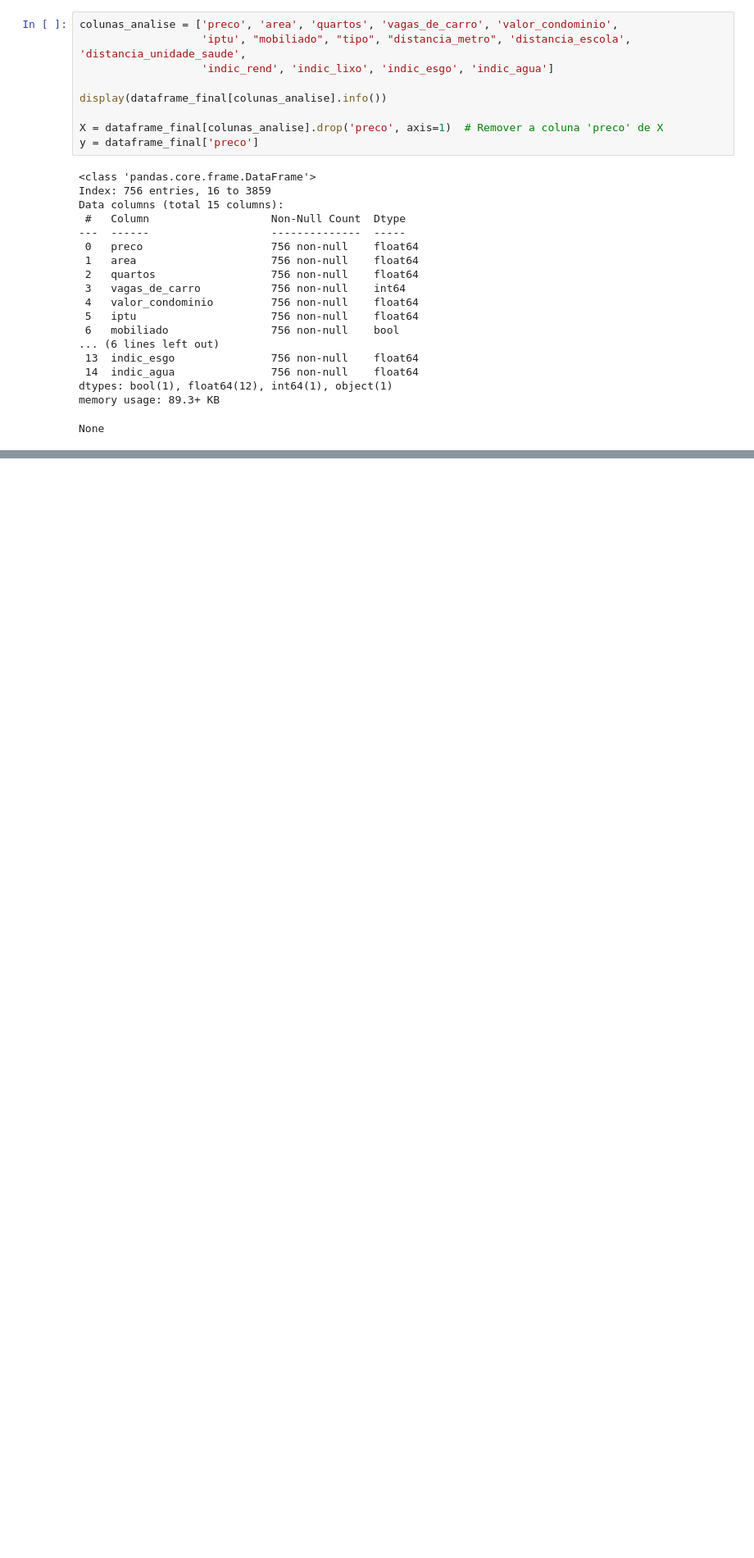
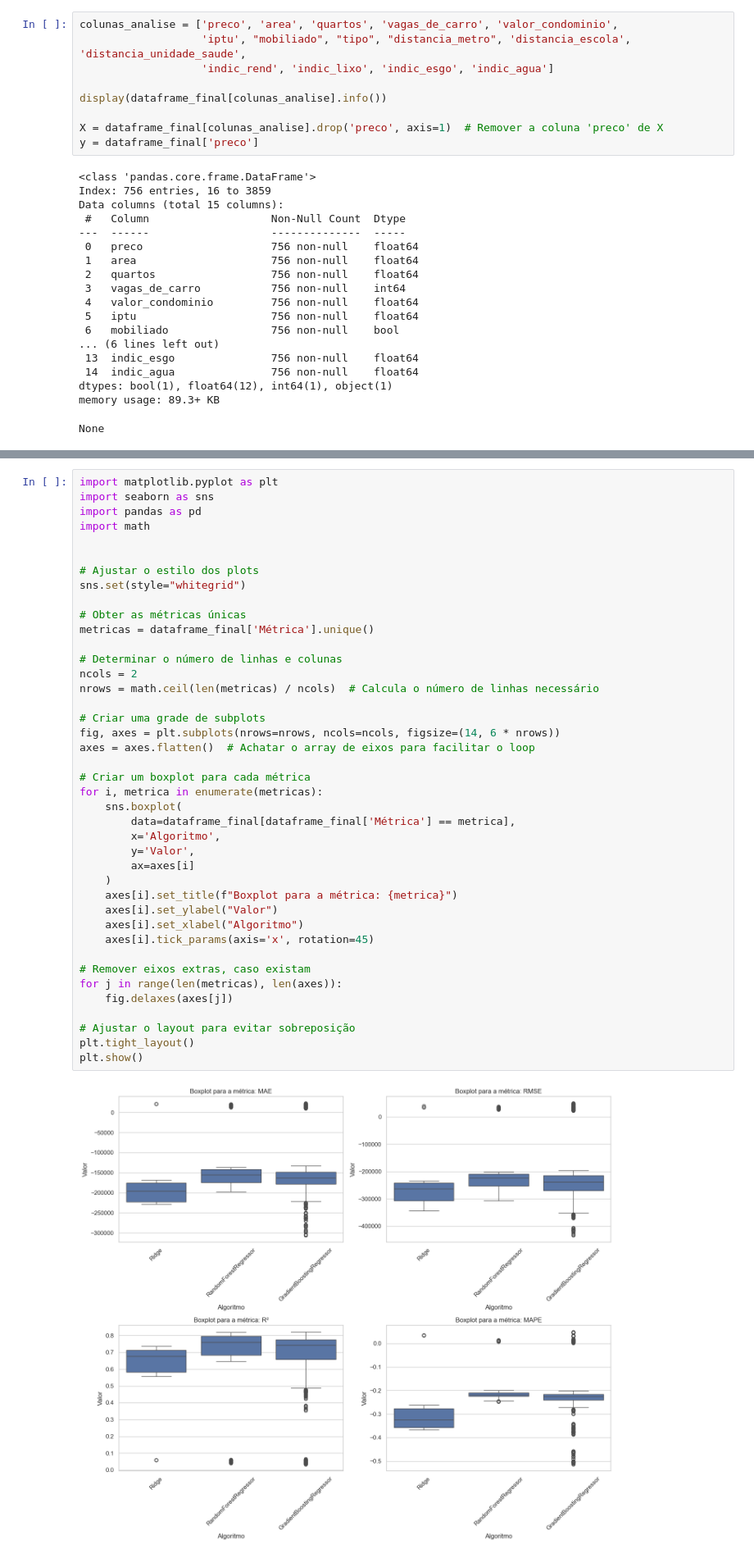
Before and after one commit to viniciusvianavieira/zap-imoveis-scraping-prediction, a Jupyter notebook: 4V - Predição-Zap-Imóveis-Vendas.ipynb, the cells around one changed output, grey strips where cells are left out. Shown: that part at 82% size. Cells and saved outputs as stored; diff of their text form; blank space fills up the shorter version.

```diff
--- a/4V - Predição-Zap-Imóveis-Vendas.ipynb
+++ b/4V - Predição-Zap-Imóveis-Vendas.ipynb
@@ -285,0 +363,43 @@ Modelo: Ridge Regression
+# %%
+import matplotlib.pyplot as plt
+import seaborn as sns
+import pandas as pd
+import math
+
+
+# Ajustar o estilo dos plots
+sns.set(style="whitegrid")
+
+# Obter as métricas únicas
+metricas = dataframe_final['Métrica'].unique()
+
+# Determinar o número de linhas e colunas
+ncols = 2
+nrows = math.ceil(len(metricas) / ncols)  # Calcula o número de linhas necessário
+
+# Criar uma grade de subplots
+fig, axes = plt.subplots(nrows=nrows, ncols=ncols, figsize=(14, 6 * nrows))
+axes = axes.flatten()  # Achatar o array de eixos para facilitar o loop
+
+# Criar um boxplot para cada métrica
+for i, metrica in enumerate(metricas):
+    sns.boxplot(
+        data=dataframe_final[dataframe_final['Métrica'] == metrica],
+        x='Algoritmo',
+        y='Valor',
+        ax=axes[i]
+    )
+    axes[i].set_title(f"Boxplot para a métrica: {metrica}")
+    axes[i].set_ylabel("Valor")
+    axes[i].set_xlabel("Algoritmo")
+    axes[i].tick_params(axis='x', rotation=45)
+
+# Remover eixos extras, caso existam
+for j in range(len(metricas), len(axes)):
+    fig.delaxes(axes[j])
+
+# Ajustar o layout para evitar sobreposição
+plt.tight_layout()
+plt.show()
+# %% [output]
+[figure, added]
```
Also changed, not shown: parts of 9 cells of this notebook, 3 other files.
